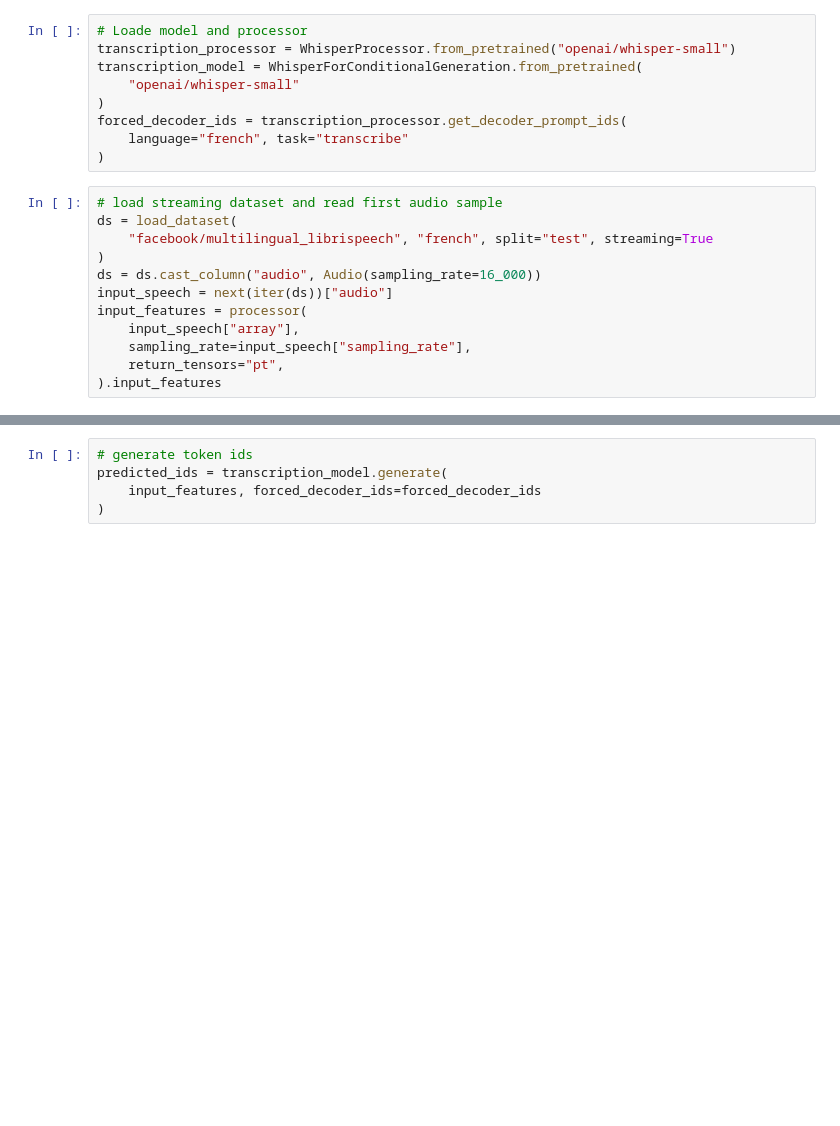
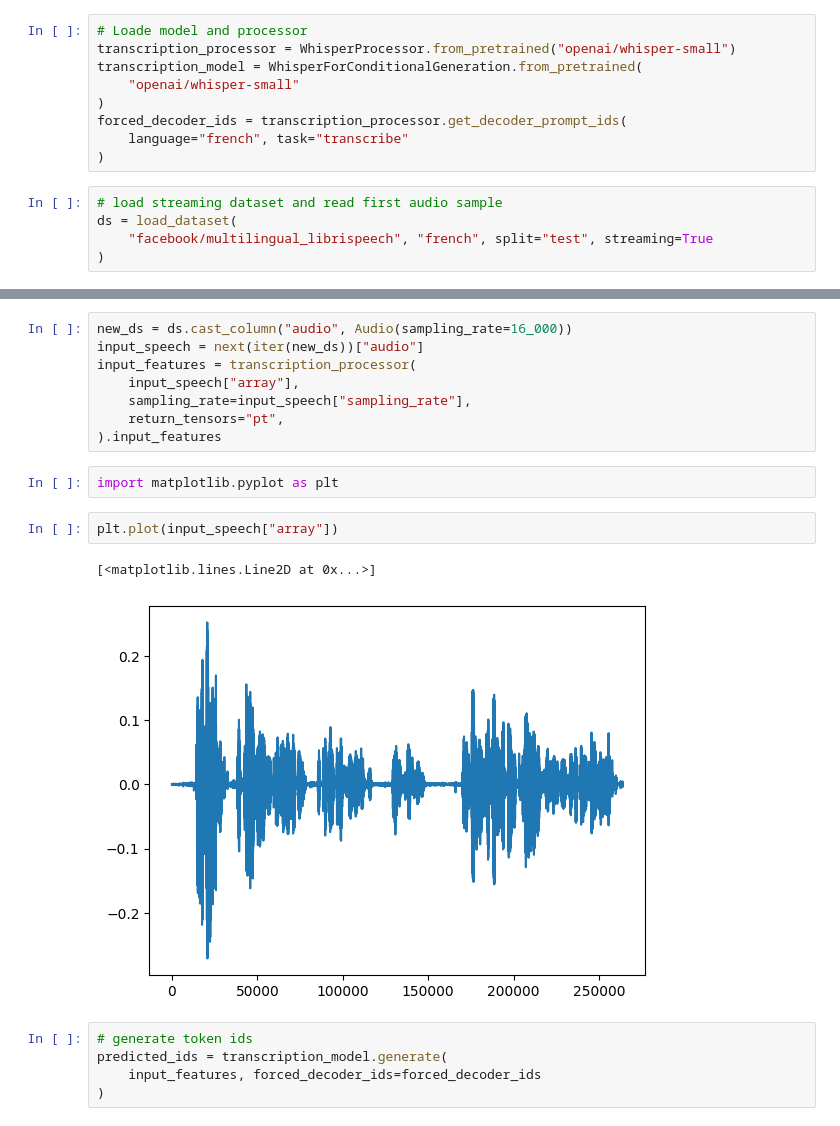
Before and after one commit to alan-turing-institute/ARC-SPICE, a Jupyter notebook: notebooks/tts_pipeline_nb.ipynb, the cells around one changed output, grey strips where cells are left out. Drawn from its saved outputs; the diff is of its cells as text; blank space fills up the shorter version.

```diff
--- a/notebooks/tts_pipeline_nb.ipynb
+++ b/notebooks/tts_pipeline_nb.ipynb
@@ -23,10 +23,3 @@ forced_decoder_ids = transcription_processor.get_decoder_prompt_ids(
 ds = load_dataset(
     "facebook/multilingual_librispeech", "french", split="test", streaming=True
 )
-ds = ds.cast_column("audio", Audio(sampling_rate=16_000))
-input_speech = next(iter(ds))["audio"]
-input_features = processor(
-    input_speech["array"],
-    sampling_rate=input_speech["sampling_rate"],
-    return_tensors="pt",
-).input_features
@@ -33,3 +42,18 @@ input_features = processor(
+# %%
+new_ds = ds.cast_column("audio", Audio(sampling_rate=16_000))
+input_speech = next(iter(new_ds))["audio"]
+input_features = transcription_processor(
+    input_speech["array"],
+    sampling_rate=input_speech["sampling_rate"],
+    return_tensors="pt",
+).input_features
+# %%
+import matplotlib.pyplot as plt
+# %%
+plt.plot(input_speech["array"])
+# %% [output]
+[<matplotlib.lines.Line2D at 0x...>]
+[figure, added]
 # %%
 # generate token ids
 predicted_ids = transcription_model.generate(
```
Also changed, not shown: parts of 8 cells of this notebook.
